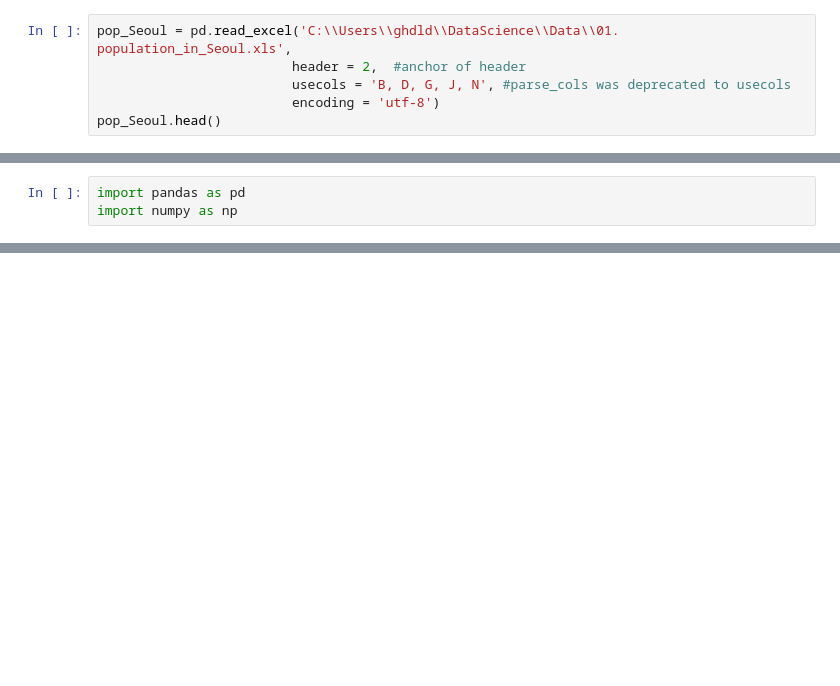
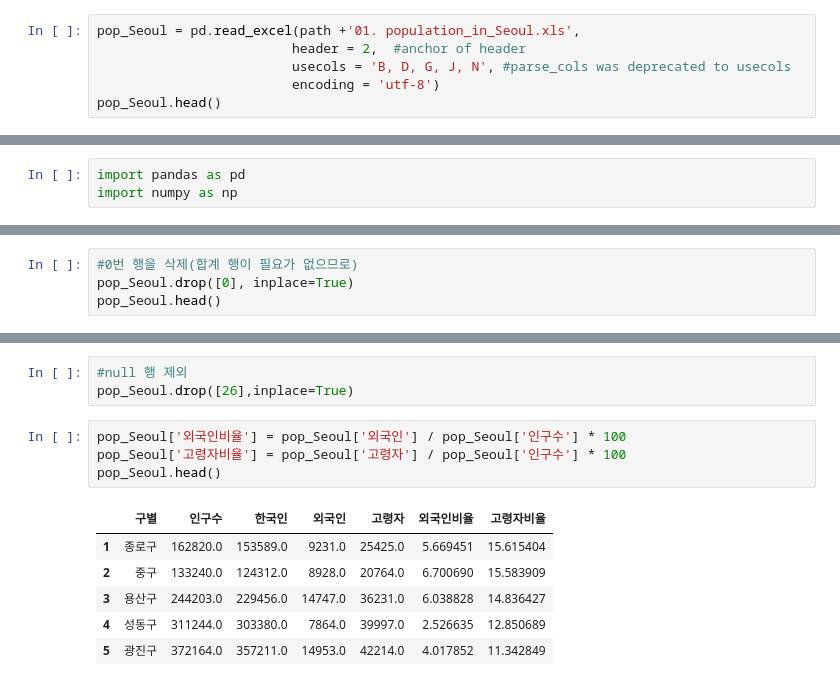
Before and after one commit to ESENS12/DataScience, a Jupyter notebook: CCTV_in_Seoul.ipynb, the cells around one changed output, grey strips where cells are left out. Saved outputs shown, nothing was run; the diff lists cells and outputs as text; blank space fills up the shorter version.

```diff
--- a/CCTV_in_Seoul.ipynb
+++ b/CCTV_in_Seoul.ipynb
@@ -41,7 +42,7 @@ pop_Seoul.head()
 | 3 | 2017.1/4 | 종로구 | 72654 | 162820 | 79675 | 83145 | 153589 | 75611 | 77978 | 9231 | 4064 | ... |
 | 4 | 2017.1/4 | 중구 | 59481 | 133240 | 65790 | 67450 | 124312 | 61656 | 62656 | 8928 | 4134 | ... |
 # %%
-pop_Seoul = pd.read_excel('C:\\Users\\ghdld\\DataScience\\Data\\01. population_in_Seoul.xls',
+pop_Seoul = pd.read_excel(path +'01. population_in_Seoul.xls',
                          header = 2,  #anchor of header
                          usecols = 'B, D, G, J, N', #parse_cols was deprecated to usecols
                          encoding = 'utf-8')
@@ -69,0 +117,4 @@ CCTV_Seoul.sort_values(by='소계', ascending=False).head(5)
+# %%
+#0번 행을 삭제(합계 행이 필요가 없으므로)
+pop_Seoul.drop([0], inplace=True)
+pop_Seoul.head()
@@ -69,0 +142,14 @@ CCTV_Seoul.sort_values(by='소계', ascending=False).head(5)
+# %%
+#null 행 제외
+pop_Seoul.drop([26],inplace=True)
+# %%
+pop_Seoul['외국인비율'] = pop_Seoul['외국인'] / pop_Seoul['인구수'] * 100
+pop_Seoul['고령자비율'] = pop_Seoul['고령자'] / pop_Seoul['인구수'] * 100
+pop_Seoul.head()
+# %% [output]
+|  | 구별 | 인구수 | 한국인 | 외국인 | 고령자 | 외국인비율 | 고령자비율 |
+| 1 | 종로구 | 162820.0 | 153589.0 | 9231.0 | 25425.0 | 5.669451 | 15.615404 |
+| 2 | 중구 | 133240.0 | 124312.0 | 8928.0 | 20764.0 | 6.700690 | 15.583909 |
+| 3 | 용산구 | 244203.0 | 229456.0 | 14747.0 | 36231.0 | 6.038828 | 14.836427 |
+| 4 | 성동구 | 311244.0 | 303380.0 | 7864.0 | 39997.0 | 2.526635 | 12.850689 |
+| 5 | 광진구 | 372164.0 | 357211.0 | 14953.0 | 42214.0 | 4.017852 | 11.342849 |
```
Also changed, not shown: parts of 17 cells of this notebook.
